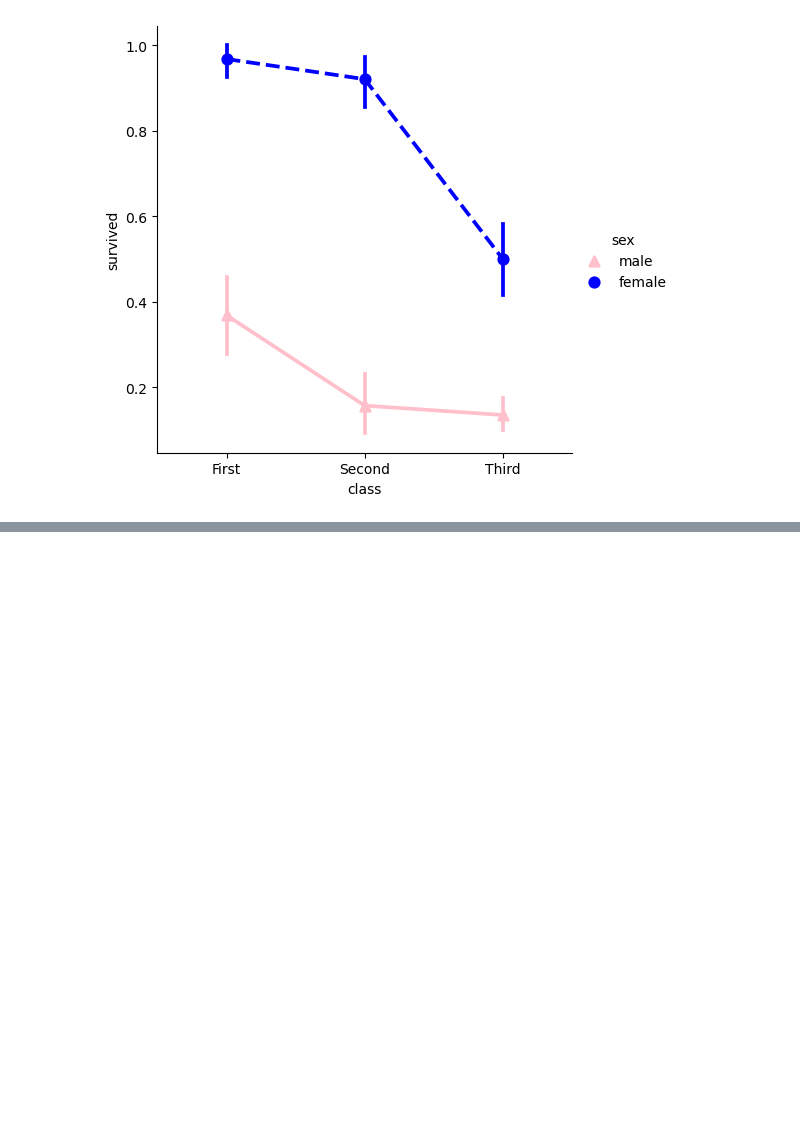
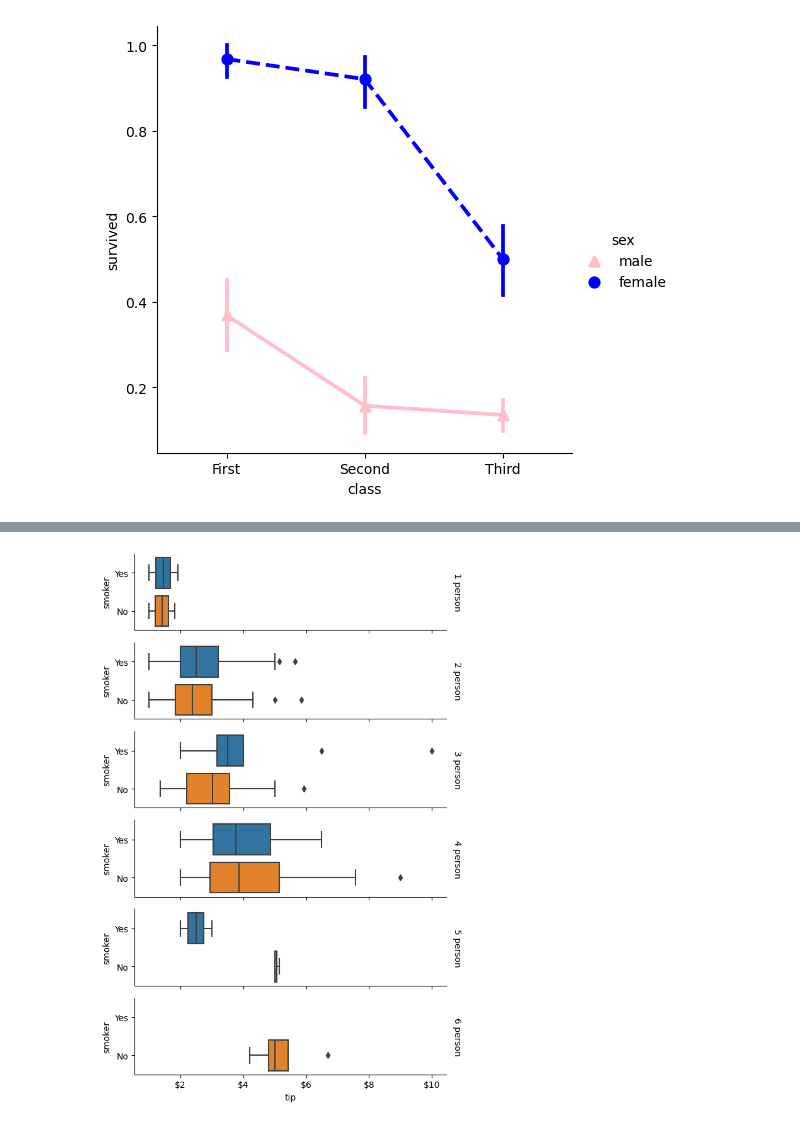
Before and after one commit to jhwn533/Pallet-Town, a Jupyter notebook: Seaborn_Tutorial/Visualizing categorical data.ipynb, the cells around one changed output, grey strips where cells are left out. Cells and saved outputs as stored; diff of their text form; code cells hidden in the pictures; blank space fills up the shorter version.

```diff
--- a/Seaborn_Tutorial/Visualizing categorical data.ipynb
+++ b/Seaborn_Tutorial/Visualizing categorical data.ipynb
@@ -260,0 +303,13 @@ sns.catplot(
+# %%
+g = sns.catplot(
+    data=tips, x="tip", y="smoker", row="size",
+    kind="box",  orient="h",
+    sharex=True, margin_titles=True,
+    height=1.5, aspect=4,
+)
+g.set(xlabel="tip", ylabel="smoker")
+g.set_titles(row_template="{row_name} person")
+for ax in g.axes.flat:
+    ax.xaxis.set_major_formatter('${x:.0f}')
+# %% [output]
+[figure, added]
```
Also changed, not shown: parts of 7 cells of this notebook.
